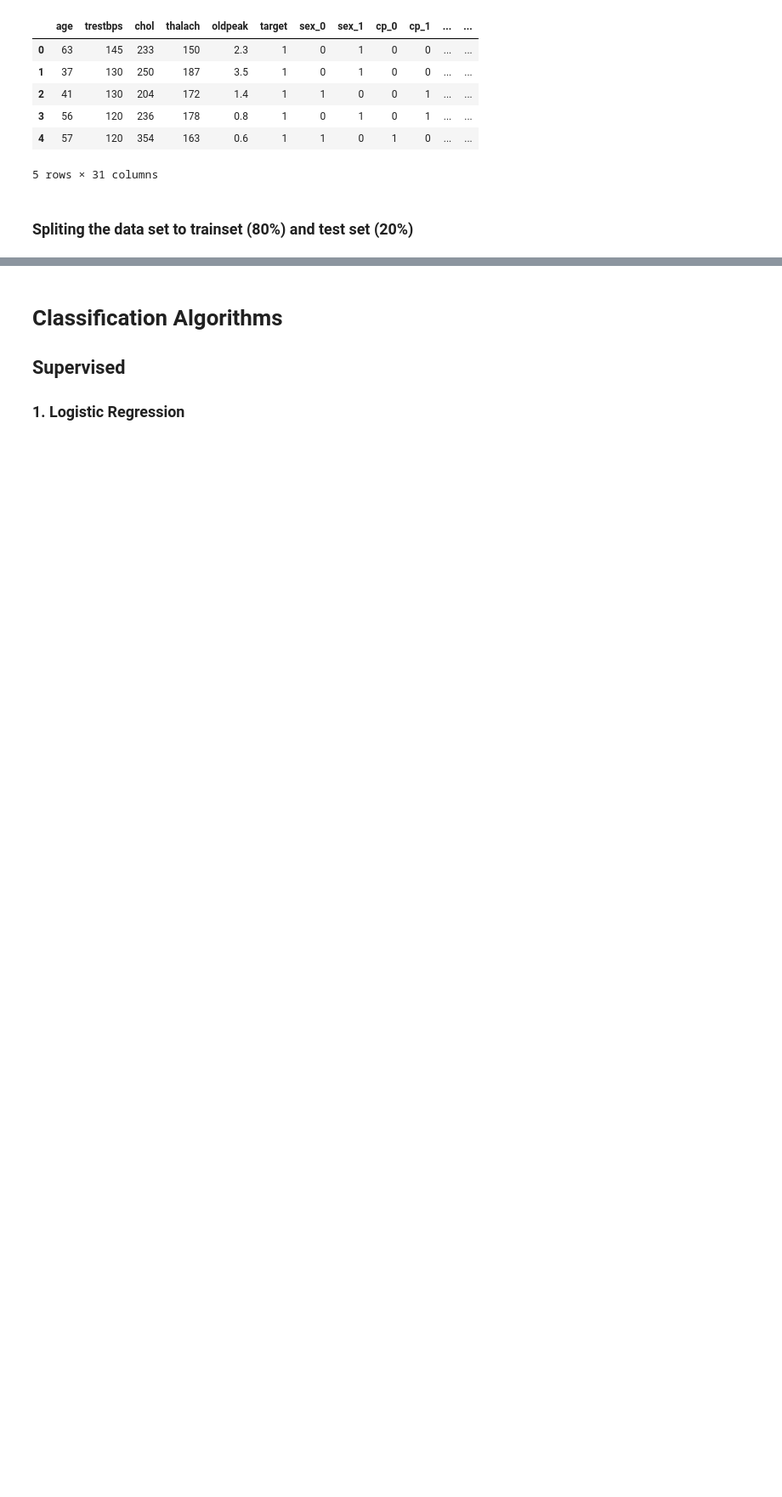
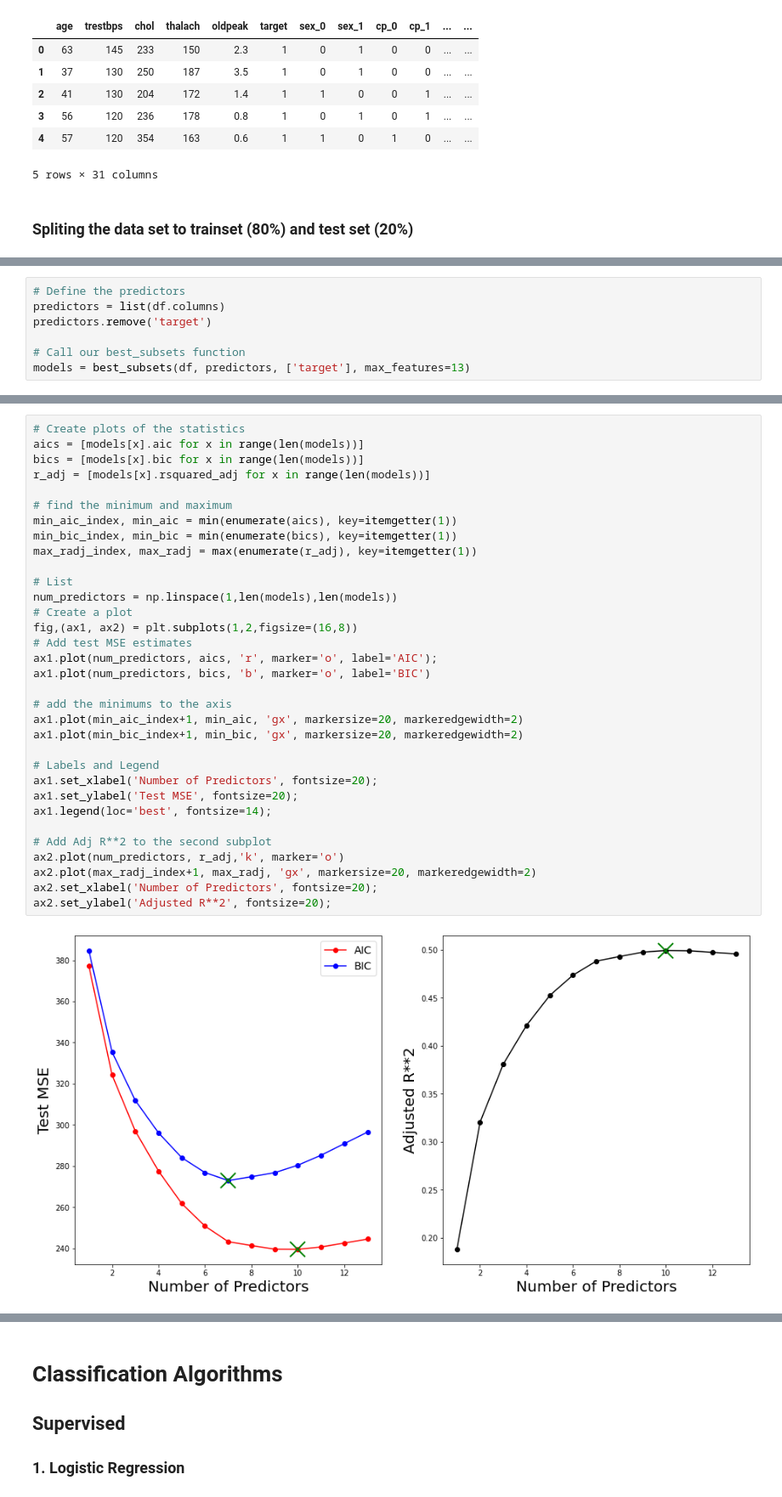
Before and after one commit to trs96/MLDA, a Jupyter notebook: Project.ipynb, the cells around one changed output, grey strips where cells are left out. Shown at 85% size. Saved outputs shown, nothing was run; the diff lists cells and outputs as text; blank space fills up the shorter version.

Commit message:
Added resembling methods, Best Subset and Forward Selection

```diff
--- a/Project.ipynb
+++ b/Project.ipynb
@@ -293,0 +470,7 @@ X_train, X_test, y_train, y_test = train_test_split(X_encoded, y, test_size=0.2,
+# %%
+# Define the predictors
+predictors = list(df.columns)
+predictors.remove('target')
+
+# Call our best_subsets function
+models = best_subsets(df, predictors, ['target'], max_features=13)
@@ -293,0 +505,35 @@ X_train, X_test, y_train, y_test = train_test_split(X_encoded, y, test_size=0.2,
+# %%
+# Create plots of the statistics
+aics = [models[x].aic for x in range(len(models))]
+bics = [models[x].bic for x in range(len(models))]
+r_adj = [models[x].rsquared_adj for x in range(len(models))]
+
+# find the minimum and maximum
+min_aic_index, min_aic = min(enumerate(aics), key=itemgetter(1))
+min_bic_index, min_bic = min(enumerate(bics), key=itemgetter(1))
+max_radj_index, max_radj = max(enumerate(r_adj), key=itemgetter(1))
+
+# List
+num_predictors = np.linspace(1,len(models),len(models))
+# Create a plot
+fig,(ax1, ax2) = plt.subplots(1,2,figsize=(16,8))
+# Add test MSE estimates
+ax1.plot(num_predictors, aics, 'r', marker='o', label='AIC');
+ax1.plot(num_predictors, bics, 'b', marker='o', label='BIC')
+
+# add the minimums to the axis
+ax1.plot(min_aic_index+1, min_aic, 'gx', markersize=20, markeredgewidth=2)
+ax1.plot(min_bic_index+1, min_bic, 'gx', markersize=20, markeredgewidth=2)
+
+# Labels and Legend
+ax1.set_xlabel('Number of Predictors', fontsize=20);
+ax1.set_ylabel('Test MSE', fontsize=20);
+ax1.legend(loc='best', fontsize=14);
+
+# Add Adj R**2 to the second subplot
+ax2.plot(num_predictors, r_adj,'k', marker='o')
+ax2.plot(max_radj_index+1, max_radj, 'gx', markersize=20, markeredgewidth=2)
+ax2.set_xlabel('Number of Predictors', fontsize=20);
+ax2.set_ylabel('Adjusted R**2', fontsize=20);
+# %% [output]
+[figure, added]
```
Also changed, not shown: parts of 29 cells of this notebook.
